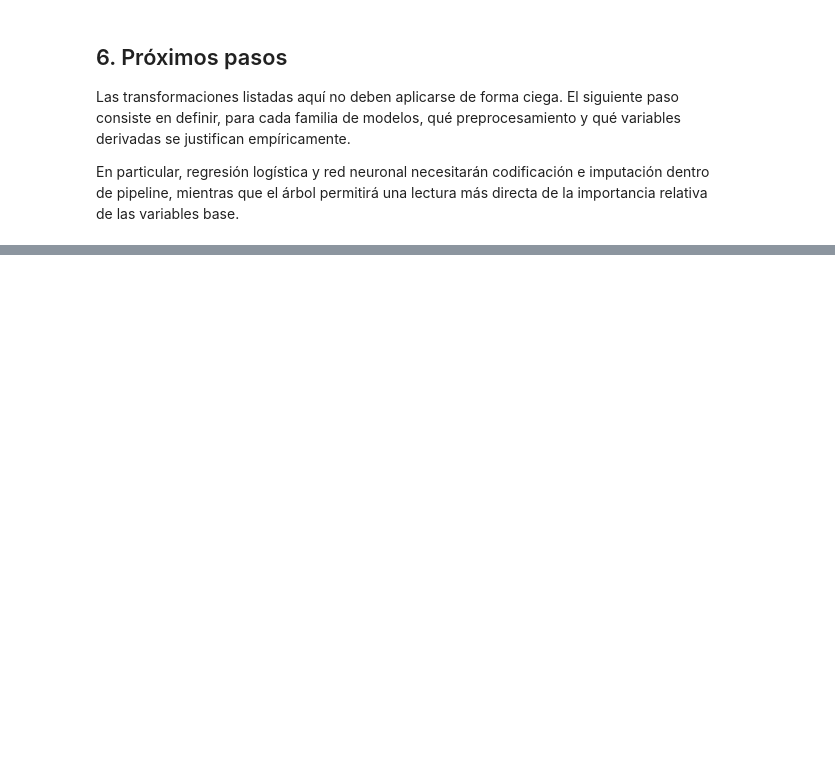
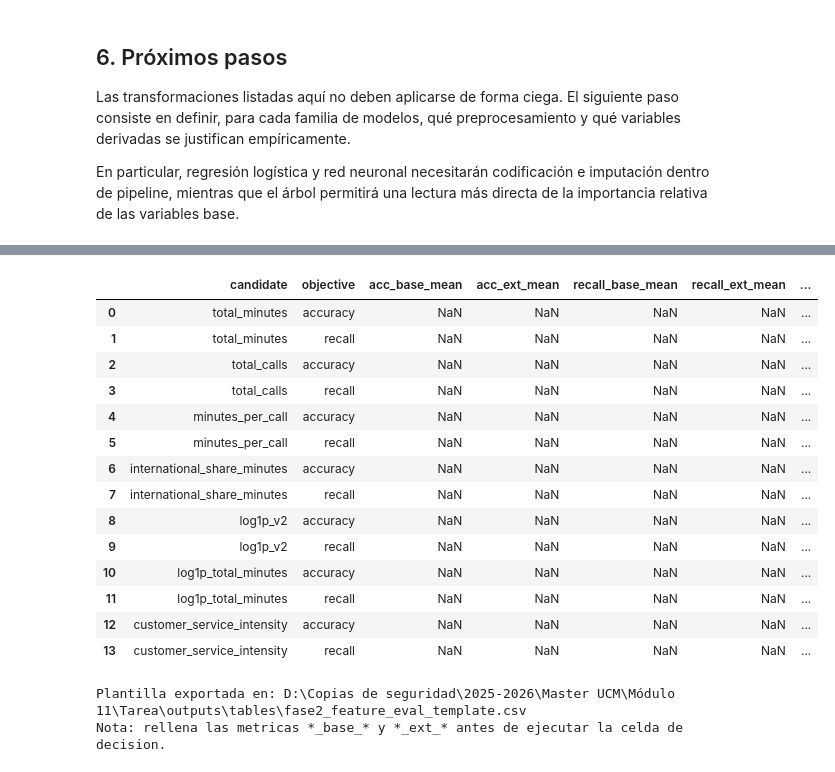
Before and after one commit to danielrawlins21/Clasificaci-n_binaria_Machine_Learning, a Jupyter notebook: notebooks/02_hallazgos_eda.ipynb, the cells around one changed output, grey strips where cells are left out. Saved outputs shown, nothing was run; the diff lists cells and outputs as text; code cells hidden in the pictures; blank space fills up the shorter version.

```diff
--- a/notebooks/02_hallazgos_eda.ipynb
+++ b/notebooks/02_hallazgos_eda.ipynb
@@ -207,0 +214,54 @@ En particular, regresión logística y red neuronal necesitarán codificación e
+# %%
+# Parametros de decision (alineados con 04_protocolo_experimental.tex)
+RECALL_TOLERANCE_ACC = 0.02
+PRECISION_TOLERANCE_REC = 0.02
+PRAUC_TOLERANCE_REC = 0.02
+STD_INCREASE_LIMIT = 0.20  # 20%
+
+# Plantilla de resultados por candidata y por objetivo
+required_cols = [
+    'candidate',
+    'objective',  # accuracy o recall
+    'acc_base_mean', 'acc_ext_mean',
+    'recall_base_mean', 'recall_ext_mean',
+    'precision_base_mean', 'precision_ext_mean',
+    'prauc_base_mean', 'prauc_ext_mean',
+    'primary_std_base', 'primary_std_ext'
+]
+
+objectives = ['accuracy', 'recall']
+feature_eval_template = pd.MultiIndex.from_product(
+    [feature_candidates['feature'], objectives],
+    names=['candidate', 'objective']
+).to_frame(index=False)
+
+for col in required_cols:
+    if col not in feature_eval_template.columns:
+        feature_eval_template[col] = np.nan
+
+# Orden de columnas consistente
+feature_eval_template = feature_eval_template[required_cols]
+
+display(feature_eval_template)
+
+feature_eval_template.to_csv(TABLES_PATH / 'fase2_feature_eval_template.csv', index=False)
+print('Plantilla exportada en:', (TABLES_PATH / 'fase2_feature_eval_template.csv').resolve())
+print('Nota: rellena las metricas *_base_* y *_ext_* antes de ejecutar la celda de decision.')
+# %% [output]
+|  | candidate | objective | acc_base_mean | acc_ext_mean | recall_base_mean | recall_ext_mean | ... |
+| 0 | total_minutes | accuracy | NaN | NaN | NaN | NaN | ... |
+| 1 | total_minutes | recall | NaN | NaN | NaN | NaN | ... |
+| 2 | total_calls | accuracy | NaN | NaN | NaN | NaN | ... |
+| 3 | total_calls | recall | NaN | NaN | NaN | NaN | ... |
+| 4 | minutes_per_call | accuracy | NaN | NaN | NaN | NaN | ... |
+| 5 | minutes_per_call | recall | NaN | NaN | NaN | NaN | ... |
+| 6 | international_share_minutes | accuracy | NaN | NaN | NaN | NaN | ... |
+| 7 | international_share_minutes | recall | NaN | NaN | NaN | NaN | ... |
+| 8 | log1p_v2 | accuracy | NaN | NaN | NaN | NaN | ... |
+| 9 | log1p_v2 | recall | NaN | NaN | NaN | NaN | ... |
+| 10 | log1p_total_minutes | accuracy | NaN | NaN | NaN | NaN | ... |
+| 11 | log1p_total_minutes | recall | NaN | NaN | NaN | NaN | ... |
+| 12 | customer_service_intensity | accuracy | NaN | NaN | NaN | NaN | ... |
+| 13 | customer_service_intensity | recall | NaN | NaN | NaN | NaN | ... |
+Plantilla exportada en: D:\Copias de seguridad\2025-2026\Master UCM\Módulo 11\Tarea\outputs\tables\fase2_feature_eval_template.csv
+Nota: rellena las metricas *_base_* y *_ext_* antes de ejecutar la celda de decision.
```
Also changed, not shown: parts of 3 cells of this notebook, 15 other files.
